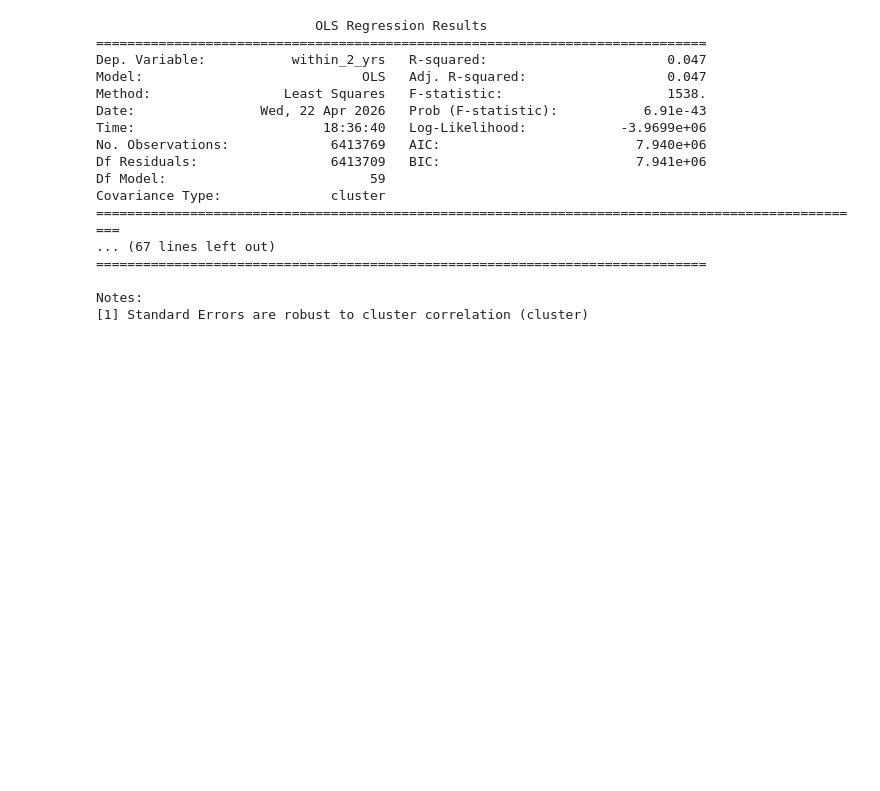
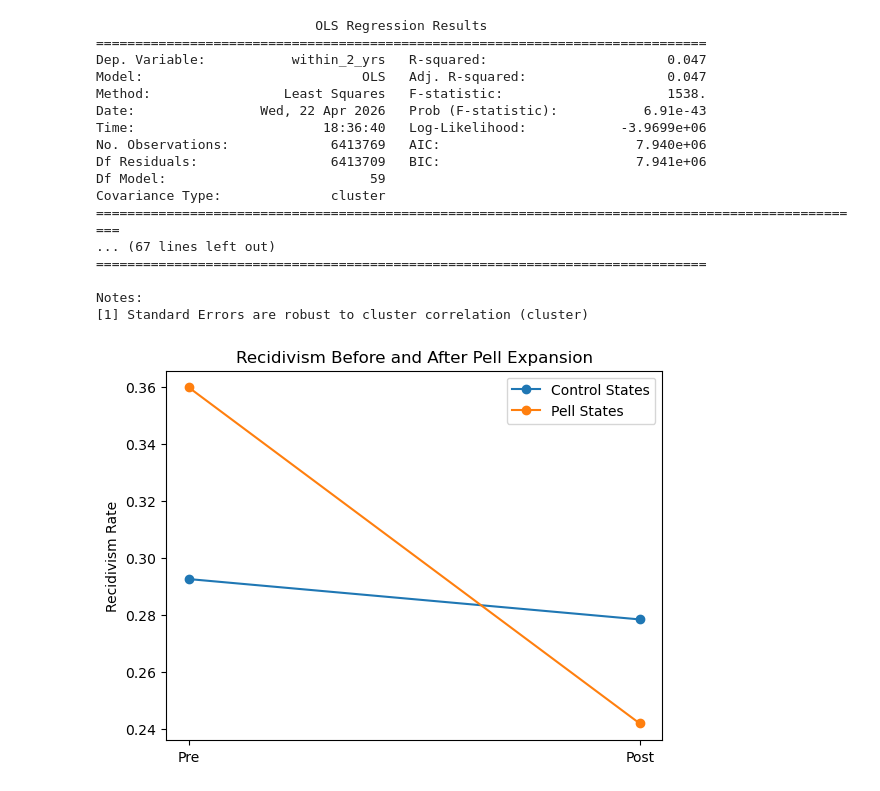
Before and after one commit to TeaTafaj/Recidivism-Education, a Jupyter notebook: 02_DID_regression.ipynb, the cells around one changed output. Drawn from its saved outputs; the diff is of its cells as text; code cells hidden in the pictures; blank space fills up the shorter version.

```diff
--- a/02_DID_regression.ipynb
+++ b/02_DID_regression.ipynb
@@ -506,3 +506,26 @@ Covariance Type:              cluster
 
 Notes:
 [1] Standard Errors are robust to cluster correlation (cluster)
+# %%
+import matplotlib.pyplot as plt
+
+# Use your grouped values directly
+pre_control = 0.292563
+pre_treated = 0.359699
+post_control = 0.278422
+post_treated = 0.241961
+
+plt.figure()
+
+plt.plot(
+    ["Pre", "Post"], [pre_control, post_control], marker="o", label="Control States"
+)
+plt.plot(["Pre", "Post"], [pre_treated, post_treated], marker="o", label="Pell States")
+
+plt.title("Recidivism Before and After Pell Expansion")
+plt.ylabel("Recidivism Rate")
+plt.legend()
+
+plt.show()
+# %% [output]
+[figure, added]
```
Also changed, not shown: parts of 2 cells of this notebook.
